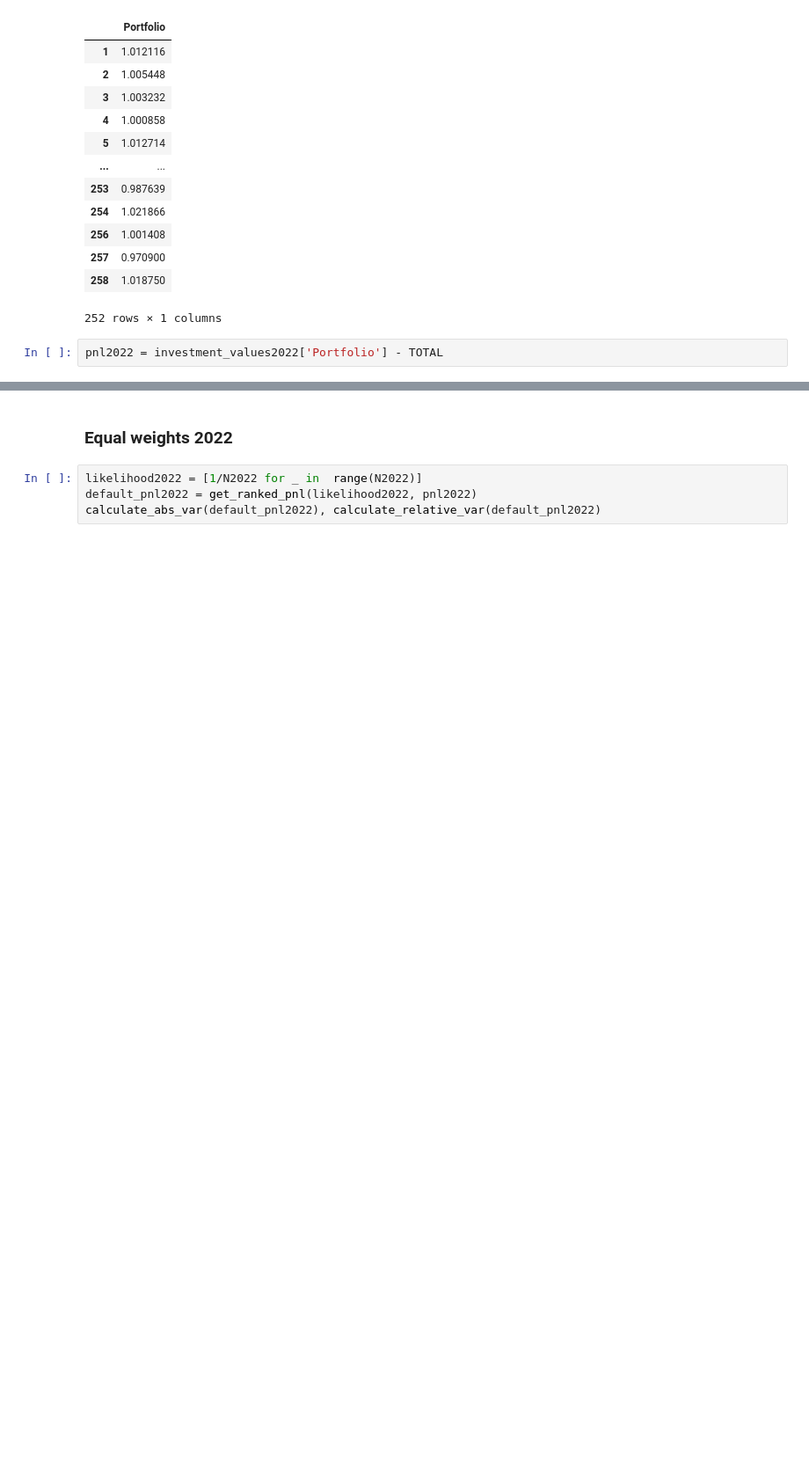
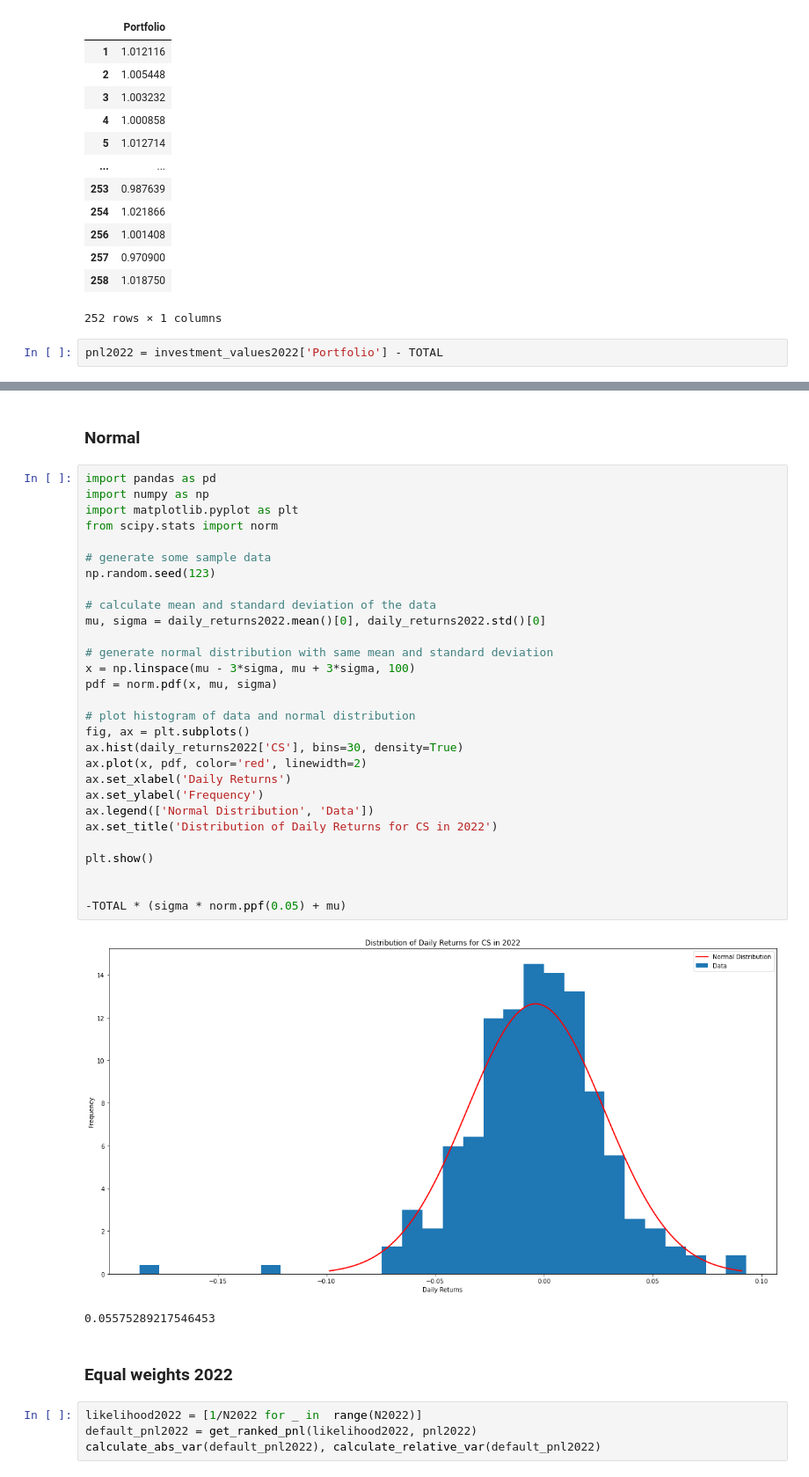
Before and after one commit to dsman1823/kul_risk_in_fin_inst_task_1, a Jupyter notebook: impl/assignment.ipynb, the cells around one changed output, grey strips where cells are left out. Shown at 88% size. Drawn from its saved outputs; the diff is of its cells as text; blank space fills up the shorter version.

Commit message:
added normal

```diff
--- a/impl/assignment.ipynb
+++ b/impl/assignment.ipynb
@@ -155,3 +155,37 @@ plt.show()
+# %% [markdown]
+### Normal
+# %%
+import pandas as pd
+import numpy as np
+import matplotlib.pyplot as plt
+from scipy.stats import norm
+
+# generate some sample data
+np.random.seed(123)
+
+# calculate mean and standard deviation of the data
+mu, sigma = daily_returns2022.mean()[0], daily_returns2022.std()[0]
+
+# generate normal distribution with same mean and standard deviation
+x = np.linspace(mu - 3*sigma, mu + 3*sigma, 100)
+pdf = norm.pdf(x, mu, sigma)
+
+# plot histogram of data and normal distribution
+fig, ax = plt.subplots()
+ax.hist(daily_returns2022['CS'], bins=30, density=True)
+ax.plot(x, pdf, color='red', linewidth=2)
+ax.set_xlabel('Daily Returns')
+ax.set_ylabel('Frequency')
+ax.legend(['Normal Distribution', 'Data'])
+ax.set_title('Distribution of Daily Returns for CS in 2022')
+
+plt.show()
+
+
+-TOTAL * (sigma * norm.ppf(0.05) + mu)
+# %% [output]
+[figure, added]
+0.05575289217546453
 # %% [markdown]
 ### Equal weights 2022
 # %%
```
Also changed, not shown: parts of 1 cell of this notebook.
